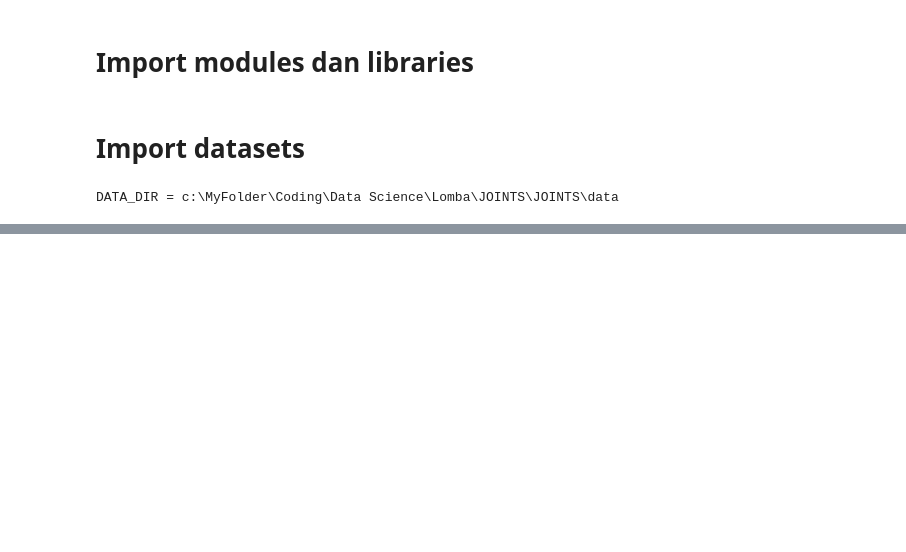
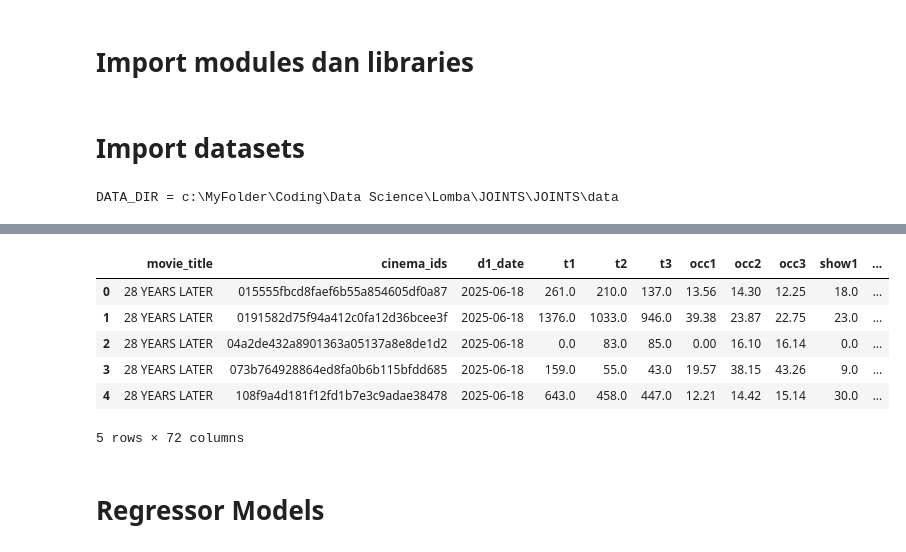
Before and after one commit to LeonArif/JOINTS, a Jupyter notebook: leon/main.ipynb, the cells around one changed output, grey strips where cells are left out. Cells and saved outputs as stored; diff of their text form; code cells hidden in the pictures; blank space fills up the shorter version.

```diff
--- a/leon/main.ipynb
+++ b/leon/main.ipynb
@@ -358,0 +285,4 @@ train[["total_ticket", "occupation_rate", "total_show"]].corr(method="spearman")
+# %%
+full["scale"] = full[["t1", "t2", "t3"]].mean(axis=1).clip(lower=1)
+full["target_ratio"] = full["total_ticket"] / full["scale"]
+full.loc[full["is_train"] == 1].groupby("horizon")["target_ratio"].median().round(3)
@@ -358,0 +370,16 @@ train[["total_ticket", "occupation_rate", "total_show"]].corr(method="spearman")
+# %%
+def film_features(window):
+    g = window.groupby("movie_title")
+    out = g[D13].sum().add_prefix("mv_")
+    out["mv_clusters"] = g["t3"].apply(lambda s: (s > 0).sum())
+    out["mv_trend"] = (out["mv_t3"] + 1) / (out["mv_t1"] + 1)
+    return out
+
+FILM_COLS = ["mv_t1", "mv_t2", "mv_t3", "mv_clusters", "mv_trend"]
+for flag, window in [(1, train_window), (0, test_window)]:
+    feats = film_features(window)
+    rows = full["is_train"] == flag
+    for col in FILM_COLS:
+        full.loc[rows, col] = full.loc[rows, "movie_title"].map(feats[col]).values
+full["pair_share"] = full[D13].sum(axis=1) / full[["mv_t1", "mv_t2", "mv_t3"]].sum(axis=1)
+full.groupby("is_train")[FILM_COLS + ["pair_share"]].median().round(3)
@@ -358,0 +396,9 @@ train[["total_ticket", "occupation_rate", "total_show"]].corr(method="spearman")
+# %%
+all_windows = pd.concat([train_window, test_window], ignore_index=True)
+cinema_feats = (
+    all_windows.assign(pair_scale=all_windows[D13].mean(axis=1))
+    .groupby("cinema_ids")
+    .agg(cl_scale=("pair_scale", "mean"), cl_movies=("movie_title", "nunique"))
+)
+full = full.join(cinema_feats, on="cinema_ids")
+cinema_feats.describe().round(2)
@@ -358,0 +419,14 @@ train[["total_ticket", "occupation_rate", "total_show"]].corr(method="spearman")
+# %%
+full["dow"] = full["date_show"].dt.dayofweek
+full["d1_dow"] = full["d1_date"].dt.dayofweek
+
+DAY_TIPE_BY_DATE = holidays.set_index("date")["day_tipe"]
+PRICE_MAP = prices.set_index(["city_name", "price_day"])["ceil"]
+
+def price_on(dates):
+    keys = pd.MultiIndex.from_arrays([full["city_name"].astype(str), dates.map(DAY_TIPE_BY_DATE).map(PRICE_DAY)])
+    return pd.Series(PRICE_MAP.reindex(keys).values, index=full.index)
+
+d13_price = pd.concat([price_on(full["d1_date"] + pd.Timedelta(days=k)) for k in range(3)], axis=1).mean(axis=1)
+full["price_ratio"] = full["price"] / d13_price
+full[["dow", "d1_dow", "price_ratio"]].describe().round(3)
@@ -358,0 +443,12 @@ train[["total_ticket", "occupation_rate", "total_show"]].corr(method="spearman")
+# %%
+full.head()
+# %% [output]
+|  | movie_title | cinema_ids | d1_date | t1 | t2 | t3 | occ1 | occ2 | occ3 | show1 | ... |
+| 0 | 28 YEARS LATER | 015555fbcd8faef6b55a854605df0a87 | 2025-06-18 | 261.0 | 210.0 | 137.0 | 13.56 | 14.30 | 12.25 | 18.0 | ... |
+| 1 | 28 YEARS LATER | 0191582d75f94a412c0fa12d36bcee3f | 2025-06-18 | 1376.0 | 1033.0 | 946.0 | 39.38 | 23.87 | 22.75 | 23.0 | ... |
+| 2 | 28 YEARS LATER | 04a2de432a8901363a05137a8e8de1d2 | 2025-06-18 | 0.0 | 83.0 | 85.0 | 0.00 | 16.10 | 16.14 | 0.0 | ... |
+| 3 | 28 YEARS LATER | 073b764928864ed8fa0b6b115bfdd685 | 2025-06-18 | 159.0 | 55.0 | 43.0 | 19.57 | 38.15 | 43.26 | 9.0 | ... |
+| 4 | 28 YEARS LATER | 108f9a4d181f12fd1b7e3c9adae38478 | 2025-06-18 | 643.0 | 458.0 | 447.0 | 12.21 | 14.42 | 15.14 | 30.0 | ... |
+5 rows × 72 columns
+# %% [markdown]
+# Regressor Models
```
Also changed, not shown: parts of 88 cells of this notebook, 31 other files.
